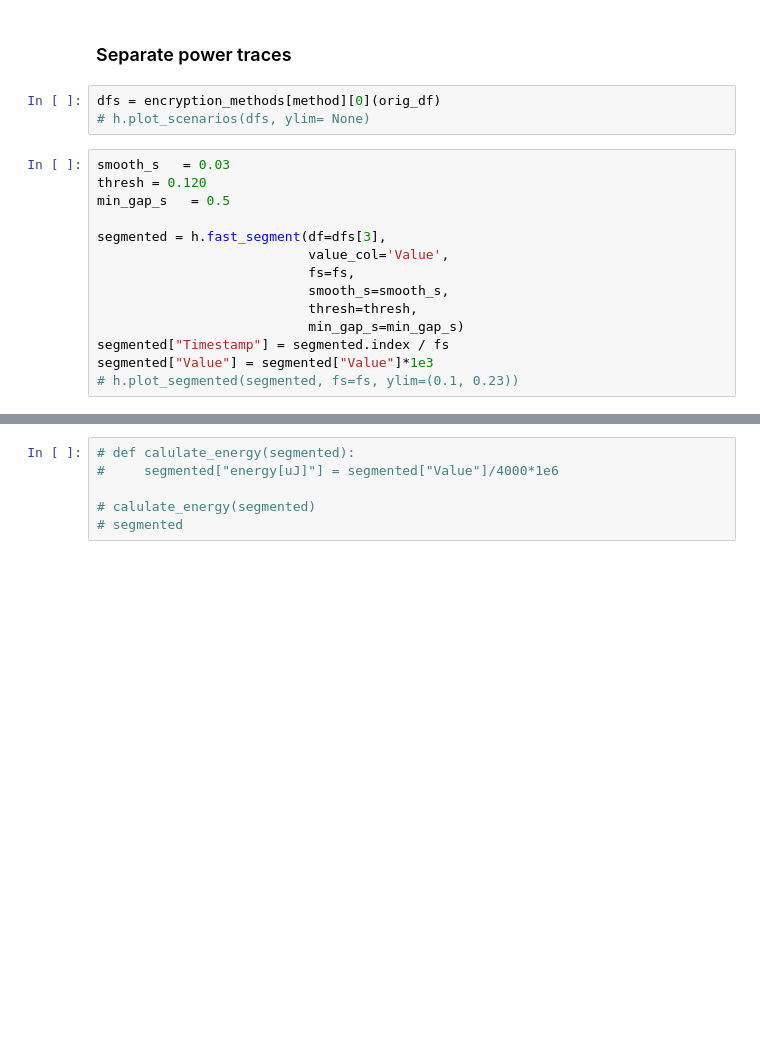
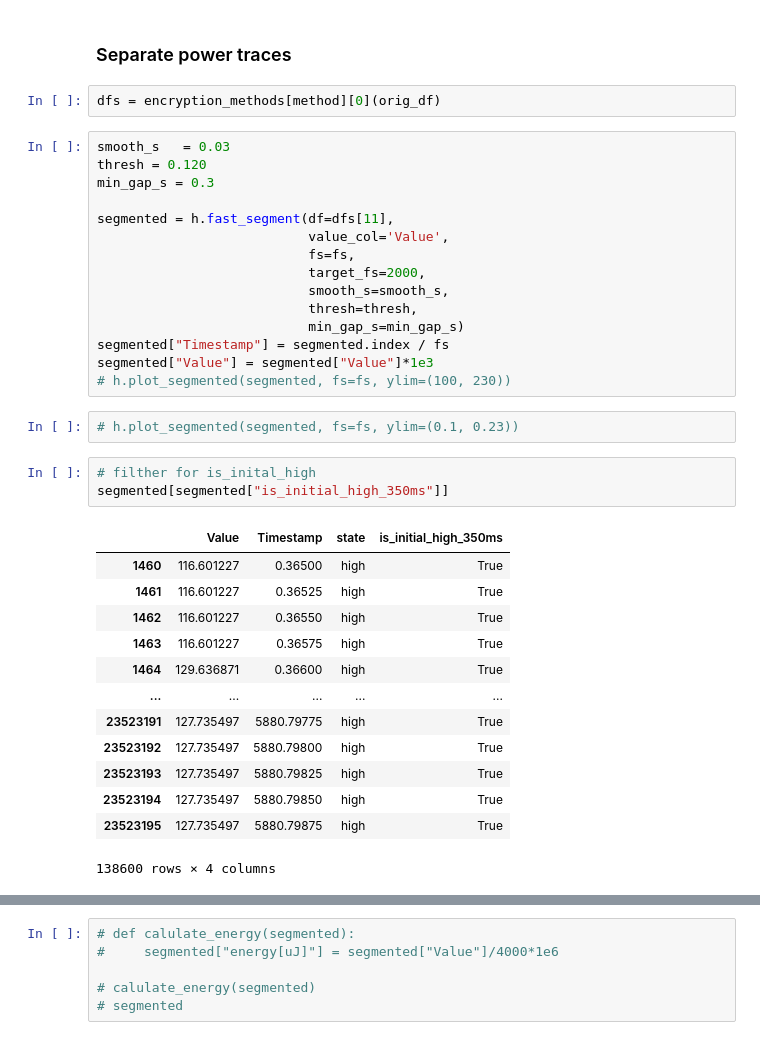
Before and after one commit to nemisis84/ASCON-encryption-for-MCUs-in-an-MQTT-network, a Jupyter notebook: data-storage/analysis/energy_consumption.ipynb, the cells around one changed output, grey strips where cells are left out. Drawn from its saved outputs; the diff is of its cells as text; blank space fills up the shorter version.

```diff
--- a/data-storage/analysis/energy_consumption.ipynb
+++ b/data-storage/analysis/energy_consumption.ipynb
@@ -31,21 +31,40 @@ orig_df = h.read_data(path)
 ### Separate power traces
 # %%
 dfs = encryption_methods[method][0](orig_df)
-# h.plot_scenarios(dfs, ylim= None)
 # %%
 smooth_s   = 0.03
 thresh = 0.120
-min_gap_s   = 0.5
+min_gap_s = 0.3
 
-segmented = h.fast_segment(df=dfs[3],
+segmented = h.fast_segment(df=dfs[11],
                            value_col='Value',
                            fs=fs,
+                           target_fs=2000,
                            smooth_s=smooth_s,
                            thresh=thresh,
                            min_gap_s=min_gap_s)
 segmented["Timestamp"] = segmented.index / fs
 segmented["Value"] = segmented["Value"]*1e3
-# h.plot_segmented(segmented, fs=fs, ylim=(0.1, 0.23))
+# h.plot_segmented(segmented, fs=fs, ylim=(100, 230))
+# %%
+# h.plot_segmented(segmented, fs=fs, ylim=(0.1, 0.23))
+# %%
+# filther for is_inital_high
+segmented[segmented["is_initial_high_350ms"]]
+# %% [output]
+|  | Value | Timestamp | state | is_initial_high_350ms |
+| 1460 | 116.601227 | 0.36500 | high | True |
+| 1461 | 116.601227 | 0.36525 | high | True |
+| 1462 | 116.601227 | 0.36550 | high | True |
+| 1463 | 116.601227 | 0.36575 | high | True |
+| 1464 | 129.636871 | 0.36600 | high | True |
+| ... | ... | ... | ... | ... |
+| 23523191 | 127.735497 | 5880.79775 | high | True |
+| 23523192 | 127.735497 | 5880.79800 | high | True |
+| 23523193 | 127.735497 | 5880.79825 | high | True |
+| 23523194 | 127.735497 | 5880.79850 | high | True |
+| 23523195 | 127.735497 | 5880.79875 | high | True |
+138600 rows × 4 columns
 # %%
 #plot a 4s segment
 start = 0
```
Also changed, not shown: parts of 3 cells of this notebook, 3 other files.
